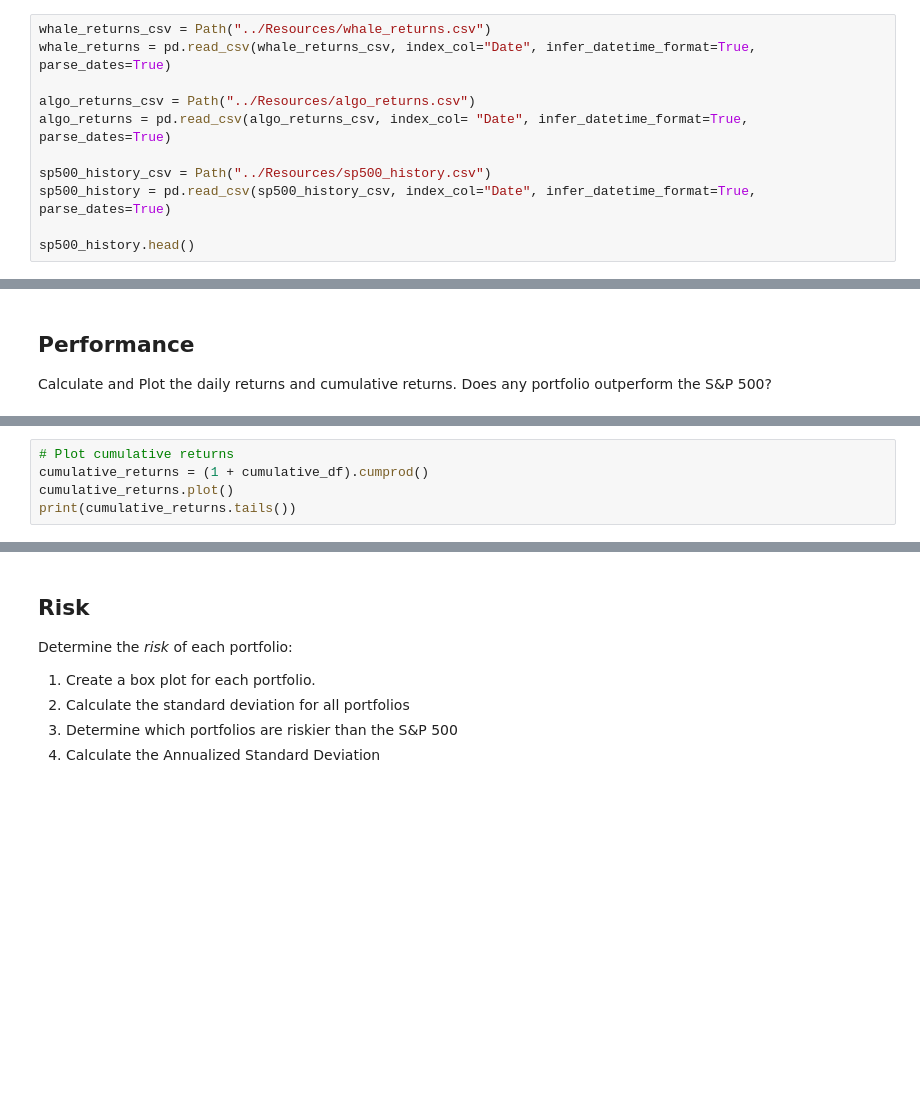
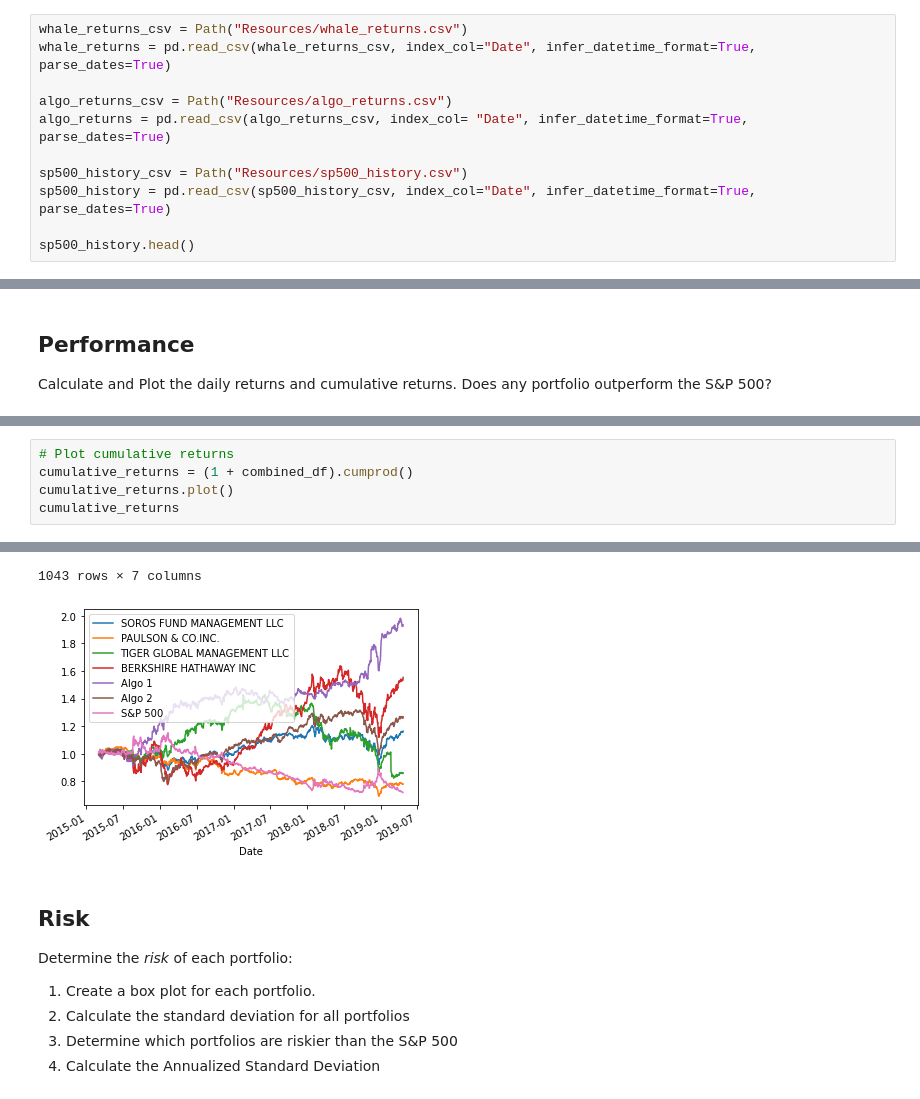
Before and after one commit to mekijah/Pandas-HW, a Jupyter notebook: whale_analysis.ipynb, the cells around one changed output, grey strips where cells are left out. Saved outputs shown, nothing was run; the diff lists cells and outputs as text; blank space fills up the shorter version.

```diff
--- a/whale_analysis.ipynb
+++ b/whale_analysis.ipynb
@@ -22,13 +23,13 @@ Files:
 
 Read the Whale Portfolio daily returns and clean the data
 # %%
-whale_returns_csv = Path("../Resources/whale_returns.csv")
+whale_returns_csv = Path("Resources/whale_returns.csv")
 whale_returns = pd.read_csv(whale_returns_csv, index_col="Date", infer_datetime_format=True, parse_dates=True)
 
-algo_returns_csv = Path("../Resources/algo_returns.csv")
+algo_returns_csv = Path("Resources/algo_returns.csv")
 algo_returns = pd.read_csv(algo_returns_csv, index_col= "Date", infer_datetime_format=True, parse_dates=True)
 
-sp500_history_csv = Path("../Resources/sp500_history.csv")
+sp500_history_csv = Path("Resources/sp500_history.csv")
 sp500_history = pd.read_csv(sp500_history_csv, index_col="Date", infer_datetime_format=True, parse_dates=True)
 
 sp500_history.head()
@@ -110,5 +186,6 @@ combined_df.plot()
 # %%
 # Plot cumulative returns
-cumulative_returns = (1 + cumulative_df).cumprod()
+cumulative_returns = (1 + combined_df).cumprod()
 cumulative_returns.plot()
-print(cumulative_returns.tails())
+cumulative_returns
+# %% [output]
@@ -115,3 +205,5 @@ print(cumulative_returns.tails())
+1043 rows × 7 columns
+[figure, added]
 # %% [markdown]
 ## Risk
 
```
Also changed, not shown: parts of 34 cells of this notebook, 2 other files.
